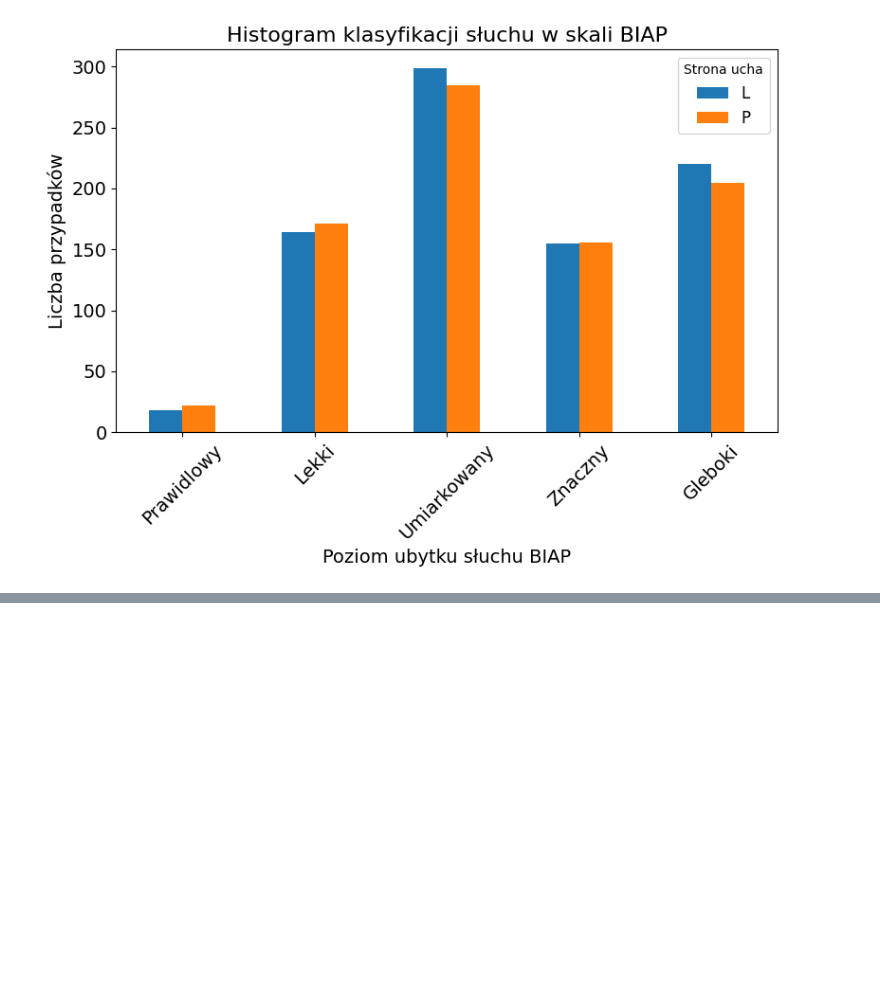
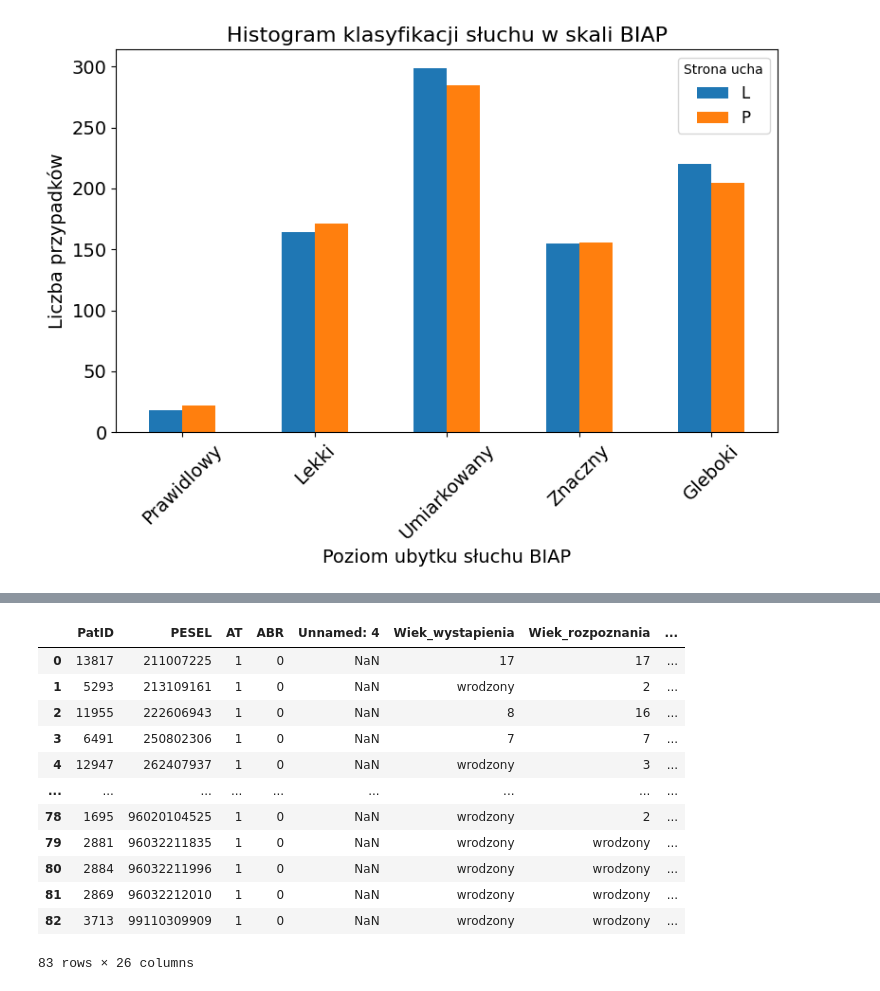
Before and after one commit to maria0026/GeneHearing, a Jupyter notebook: notebooks/data_info.ipynb, the cells around one changed output, grey strips where cells are left out. Cells and saved outputs as stored; diff of their text form; code cells hidden in the pictures; blank space fills up the shorter version.

```diff
--- a/notebooks/data_info.ipynb
+++ b/notebooks/data_info.ipynb
@@ -255,0 +332,18 @@ for index, row in allele.iterrows():
+# %%
+implanty = pd.read_csv('data/raw/implanty.csv', sep=None, engine='python', dtype={"PatID": str}, encoding='cp1252')
+# %%
+implanty
+# %% [output]
+|  | PatID | PESEL | AT | ABR | Unnamed: 4 | Wiek_wystapienia | Wiek_rozpoznania | ... |
+| 0 | 13817 | 211007225 | 1 | 0 | NaN | 17 | 17 | ... |
+| 1 | 5293 | 213109161 | 1 | 0 | NaN | wrodzony | 2 | ... |
+| 2 | 11955 | 222606943 | 1 | 0 | NaN | 8 | 16 | ... |
+| 3 | 6491 | 250802306 | 1 | 0 | NaN | 7 | 7 | ... |
+| 4 | 12947 | 262407937 | 1 | 0 | NaN | wrodzony | 3 | ... |
+| ... | ... | ... | ... | ... | ... | ... | ... | ... |
+| 78 | 1695 | 96020104525 | 1 | 0 | NaN | wrodzony | 2 | ... |
+| 79 | 2881 | 96032211835 | 1 | 0 | NaN | wrodzony | wrodzony | ... |
+| 80 | 2884 | 96032211996 | 1 | 0 | NaN | wrodzony | wrodzony | ... |
+| 81 | 2869 | 96032212010 | 1 | 0 | NaN | wrodzony | wrodzony | ... |
+| 82 | 3713 | 99110309909 | 1 | 0 | NaN | wrodzony | wrodzony | ... |
+83 rows × 26 columns
```
Also changed, not shown: parts of 6 cells of this notebook.
